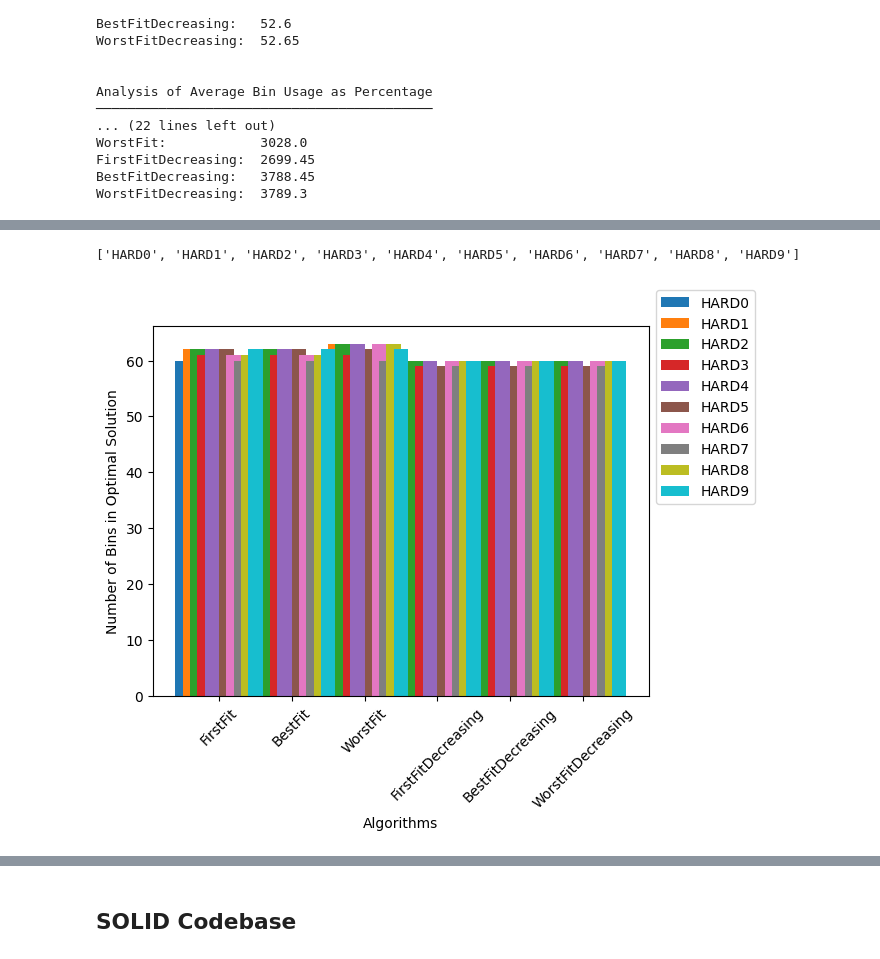
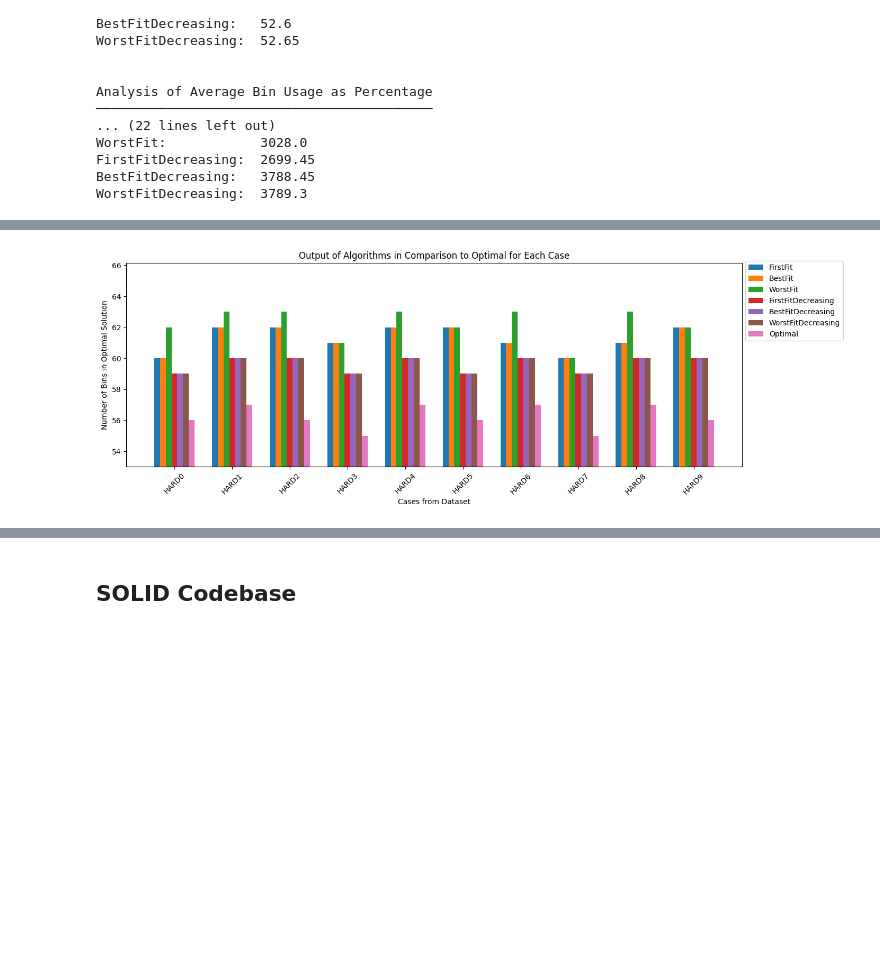
Before and after one commit to arvindshastri/binpacking, a Jupyter notebook: report.ipynb, the cells around one changed output, grey strips where cells are left out. Saved outputs shown, nothing was run; the diff lists cells and outputs as text; code cells hidden in the pictures; blank space fills up the shorter version.

```diff
--- a/report.ipynb
+++ b/report.ipynb
@@ -149,16 +146,13 @@ plot.oraclePlot2(plotList1, caseNameList)
 # %%
 reader = BinppReader
 dictionary = binppHardDict
 
 plotList2 = oracle.binNumber(listOfBinppHardCases, reader, algorithms, dictionary, False)
 caseNameList2 = getListCaseNames(listOfBinppHardCases, reader)
-print(caseNameList2)
 
-plot2 = Plotter()
-plot2.oraclePlot2(plotList2, caseNameList2)
+plot.oraclePlot2(plotList2, caseNameList2)
 # %% [output]
-['HARD0', 'HARD1', 'HARD2', 'HARD3', 'HARD4', 'HARD5', 'HARD6', 'HARD7', 'HARD8', 'HARD9']
-[figure, old version]
+[figure, new version]
 # %%
 reader = BinppReader
 dictionary = binppDict
```
Also changed, not shown: parts of 3 cells of this notebook, 4 other files.
